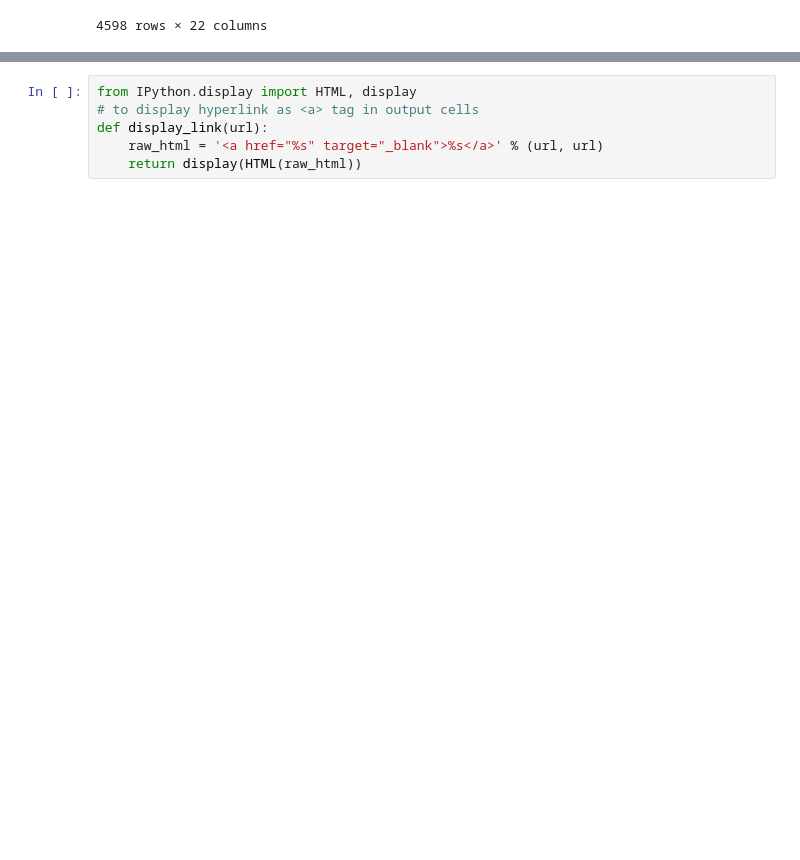
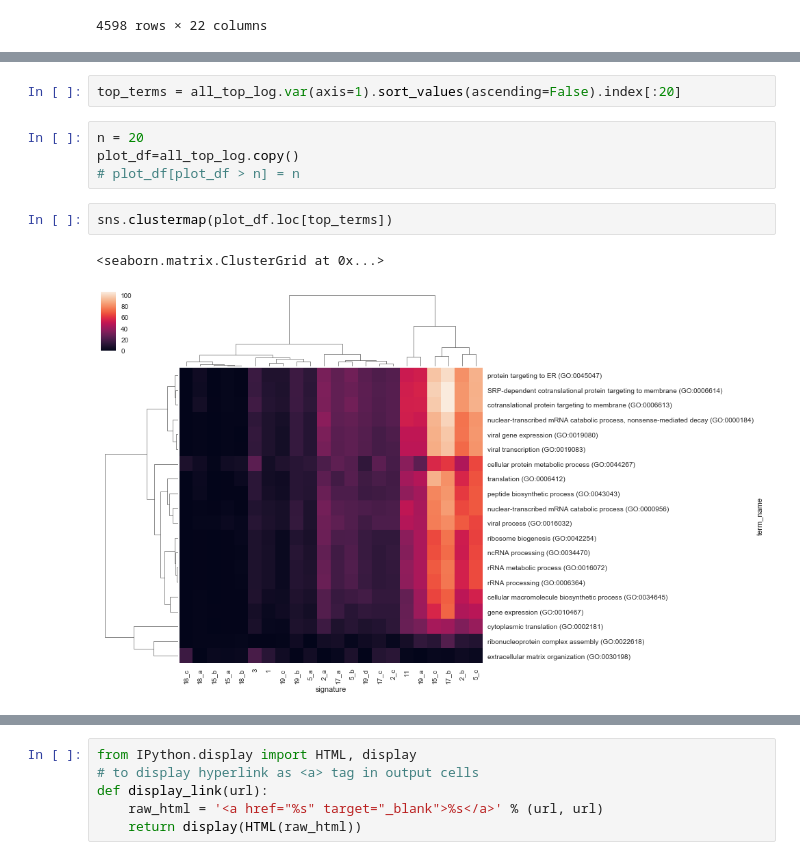
Before and after one commit to MaayanLab/human-melanoma-signature, a Jupyter notebook: pipeline/notebooks/Development.ipynb, the cells around one changed output, grey strips where cells are left out. Cells and saved outputs as stored; diff of their text form; blank space fills up the shorter version.

Commit message:
continue to work on visualizing consensus upregulated pathways

```diff
--- a/pipeline/notebooks/Development.ipynb
+++ b/pipeline/notebooks/Development.ipynb
@@ -101,0 +128,11 @@ all_top_log
+# %%
+top_terms = all_top_log.var(axis=1).sort_values(ascending=False).index[:20]
+# %%
+n = 20
+plot_df=all_top_log.copy()
+# plot_df[plot_df > n] = n
+# %%
+sns.clustermap(plot_df.loc[top_terms])
+# %% [output]
+<seaborn.matrix.ClusterGrid at 0x...>
+[figure, added]
```
Also changed, not shown: parts of 11 cells of this notebook, 1 other file.
